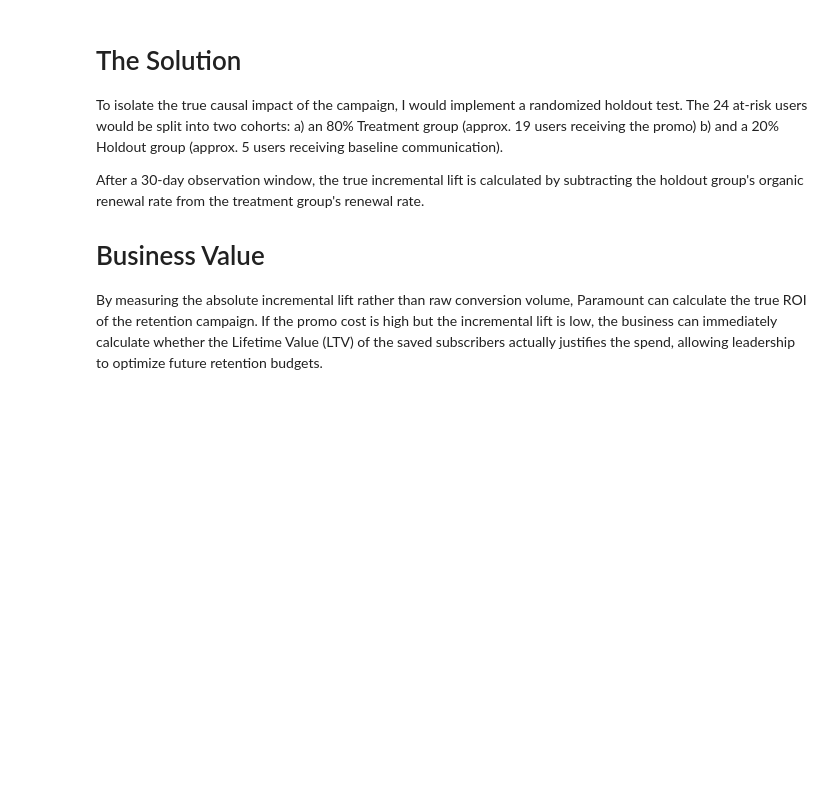
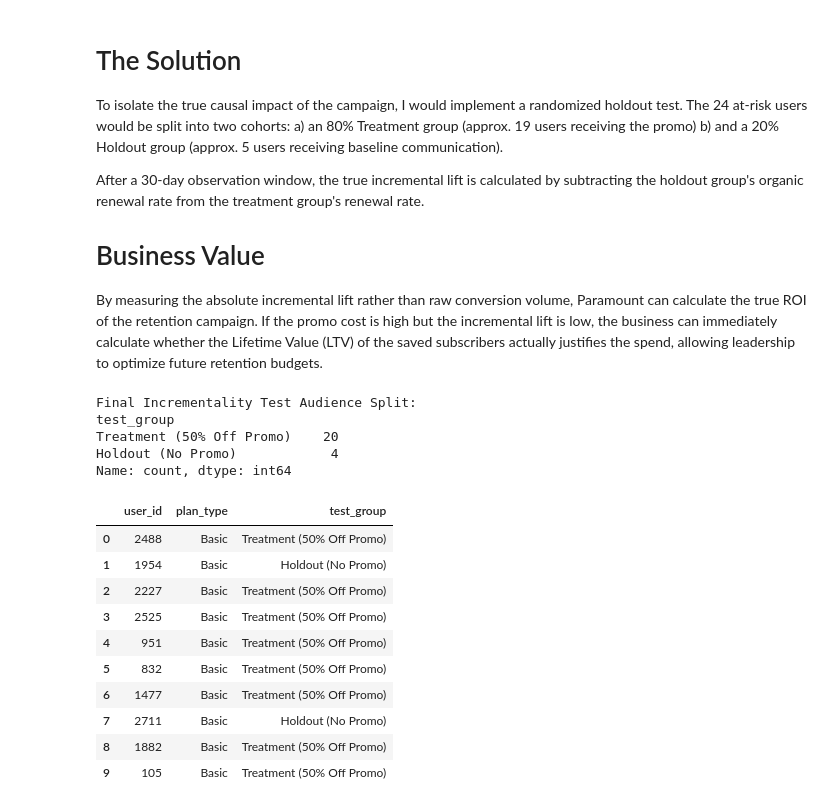
Before and after one commit to shrutkirtiwagh/Retention-Promo-Incrementality-Analysis, a Jupyter notebook: Measuring__Retention_Promo__Incrementality.ipynb, the cells around one changed output. Saved outputs shown, nothing was run; the diff lists cells and outputs as text; code cells hidden in the pictures; blank space fills up the shorter version.

```diff
--- a/Measuring__Retention_Promo__Incrementality.ipynb
+++ b/Measuring__Retention_Promo__Incrementality.ipynb
@@ -114,3 +146,38 @@ After a 30-day observation window, the true incremental lift is calculated by su
 
 # Business Value
 By measuring the absolute incremental lift rather than raw conversion volume, Paramount can calculate the true ROI of the retention campaign. If the promo cost is high but the incremental lift is low, the business can immediately calculate whether the Lifetime Value (LTV) of the saved subscribers actually justifies the spend, allowing leadership to optimize future retention budgets.
+# %%
+import numpy as np
+
+# 1. We take the 24 at-risk users we found in Query 3
+# 2. We use numpy to randomly assign 80% to Treatment (Promo) and 20% to Holdout (No Promo)
+np.random.seed(42) # This ensures the random split is the same every time we run it
+
+at_risk_users['test_group'] = np.where(np.random.rand(len(at_risk_users)) < 0.8,
+                                       'Treatment (50% Off Promo)',
+                                       'Holdout (No Promo)')
+
+# 3. Print the final counts to verify the 80/20 split
+print("Final Incrementality Test Audience Split:")
+print(at_risk_users['test_group'].value_counts())
+print("\n")
+
+# 4. Show a preview of the final targeting list ready for the marketing team
+display(at_risk_users[['user_id', 'plan_type', 'test_group']].head(10))
+# %% [output]
+Final Incrementality Test Audience Split:
+test_group
+Treatment (50% Off Promo)    20
+Holdout (No Promo)            4
+Name: count, dtype: int64
+|  | user_id | plan_type | test_group |
+| 0 | 2488 | Basic | Treatment (50% Off Promo) |
+| 1 | 1954 | Basic | Holdout (No Promo) |
+| 2 | 2227 | Basic | Treatment (50% Off Promo) |
+| 3 | 2525 | Basic | Treatment (50% Off Promo) |
+| 4 | 951 | Basic | Treatment (50% Off Promo) |
+| 5 | 832 | Basic | Treatment (50% Off Promo) |
+| 6 | 1477 | Basic | Treatment (50% Off Promo) |
+| 7 | 2711 | Basic | Holdout (No Promo) |
+| 8 | 1882 | Basic | Treatment (50% Off Promo) |
+| 9 | 105 | Basic | Treatment (50% Off Promo) |
```
Also changed, not shown: parts of 5 cells of this notebook.
